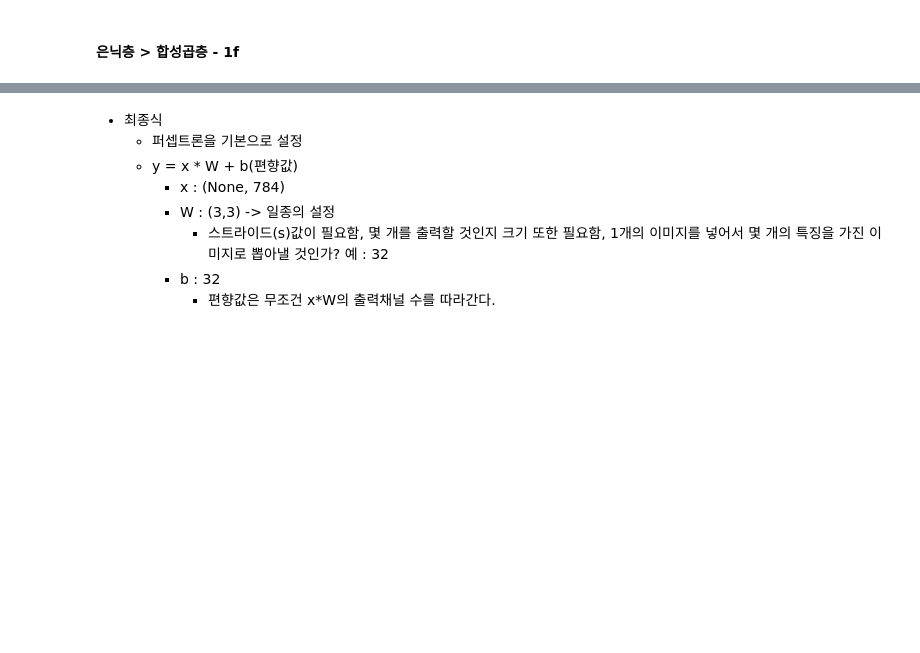
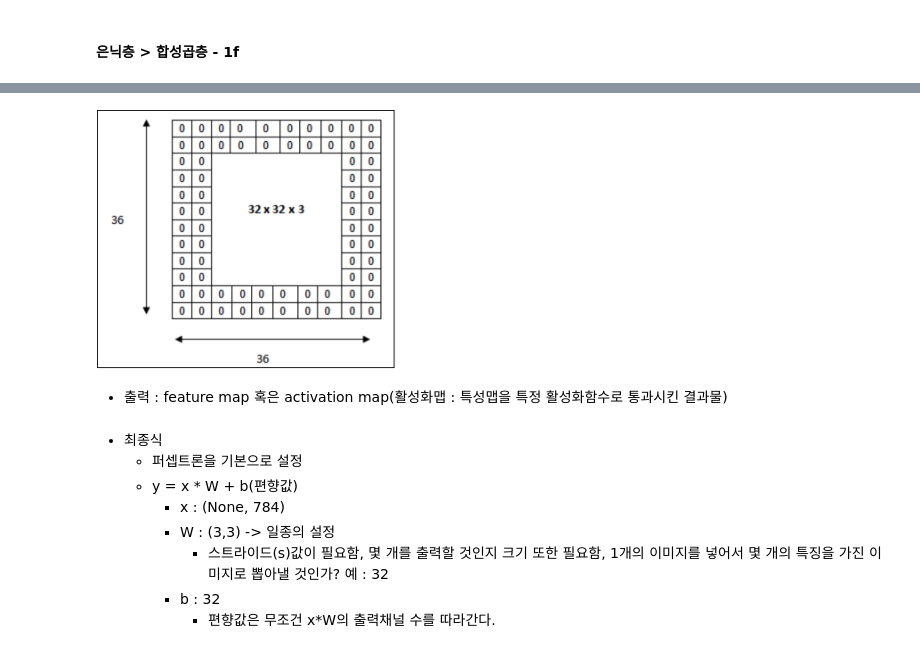
Before and after one commit to JiwooOh-kr/BusanAIDeveloperCourse_AI, a Jupyter notebook: 3_DeepLearning/05_텐서플로를 이용한 CNN 구현.ipynb, the cells around one changed output, grey strips where cells are left out. Drawn from its saved outputs; the diff is of its cells as text; code cells hidden in the pictures; blank space fills up the shorter version.

```diff
--- a/3_DeepLearning/05_텐서플로를 이용한 CNN 구현.ipynb
+++ b/3_DeepLearning/05_텐서플로를 이용한 CNN 구현.ipynb
@@ -276,3 +277,15 @@ x
+# %%
+# 패딩
+Image('/content/drive/My Drive/2020_AI_Busan/4_DeepLearning/pic/cnn6.png', width=300)
+
+# p값은 동일하게 적용되고, 일반적으로 0을 적용
+# 이것은 곧 경계선 검출과 연관성을 가진다.
+# %% [output]
+[figure, added]
+# %% [markdown]
+
+
+  - 출력 : feature map 혹은 activation map(활성화맵 : 특성맵을 특정 활성화함수로 통과시킨 결과물)
 # %% [markdown]
 - 최종식
   - 퍼셉트론을 기본으로 설정
```
Also changed, not shown: parts of 4 cells of this notebook.
